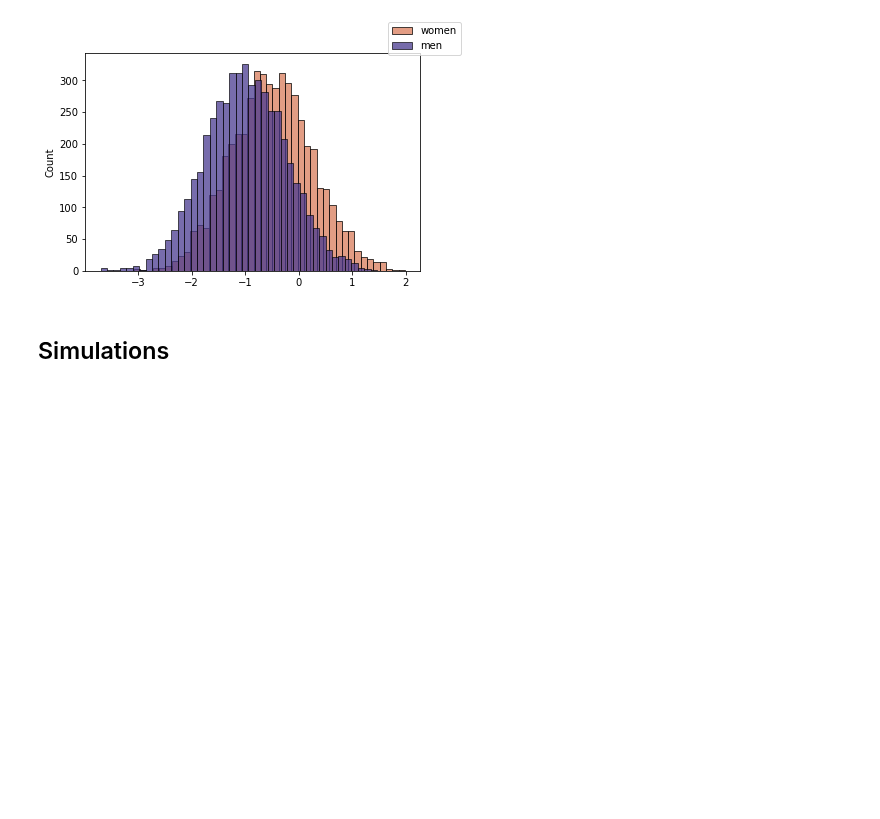
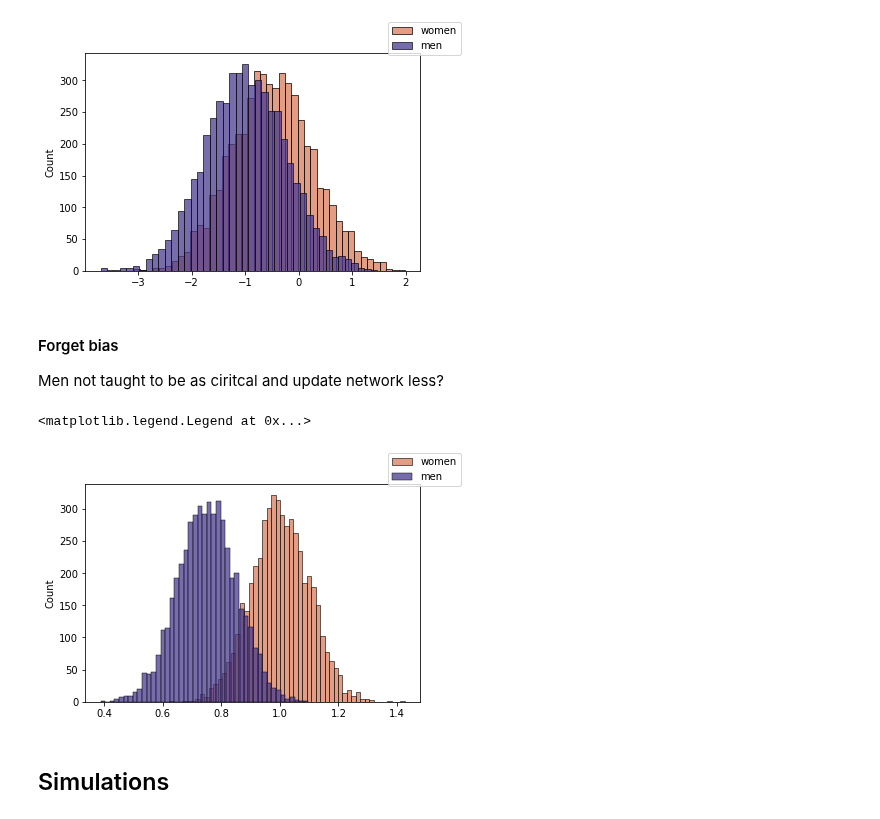
Before and after one commit to jastiso/modeling_citations, a Jupyter notebook: scripts/simulations.ipynb, the cells around one changed output. Saved outputs shown, nothing was run; the diff lists cells and outputs as text; code cells hidden in the pictures; blank space fills up the shorter version.

```diff
--- a/scripts/simulations.ipynb
+++ b/scripts/simulations.ipynb
@@ -105,6 +105,21 @@ f.legend(labels=['women','men'])
 # %% [output]
 <matplotlib.legend.Legend at 0x...>
 [figure]
+# %% [markdown]
+#### Forget bias
+
+Men not taught to be as ciritcal and update network less?
+# %%
+forget_w = (1.,.1)
+forget_m = (.75,.1)
+# %%
+f,ax = plt.subplots(1,1,figsize=(6,4))
+sns.histplot(np.log(np.random.lognormal(mean=forget_w[0],sigma=forget_w[1],size=5000)), color=colors[0])
+sns.histplot(np.log(np.random.lognormal(mean=forget_m[0],sigma=forget_m[1],size=5000)), color=colors[1])
+f.legend(labels=['women','men'])
+# %% [output]
+<matplotlib.legend.Legend at 0x...>
+[figure, added]
 # %% [markdown]
 ## Simulations
 # %% [markdown]
```
Also changed, not shown: parts of 5 cells of this notebook, 1 other file.
